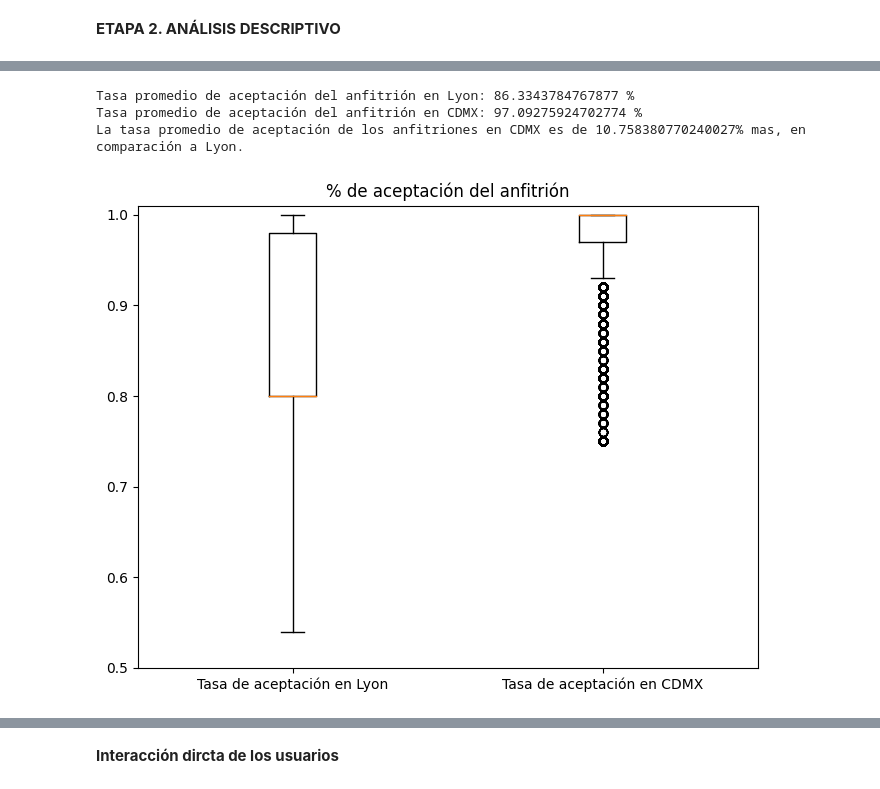
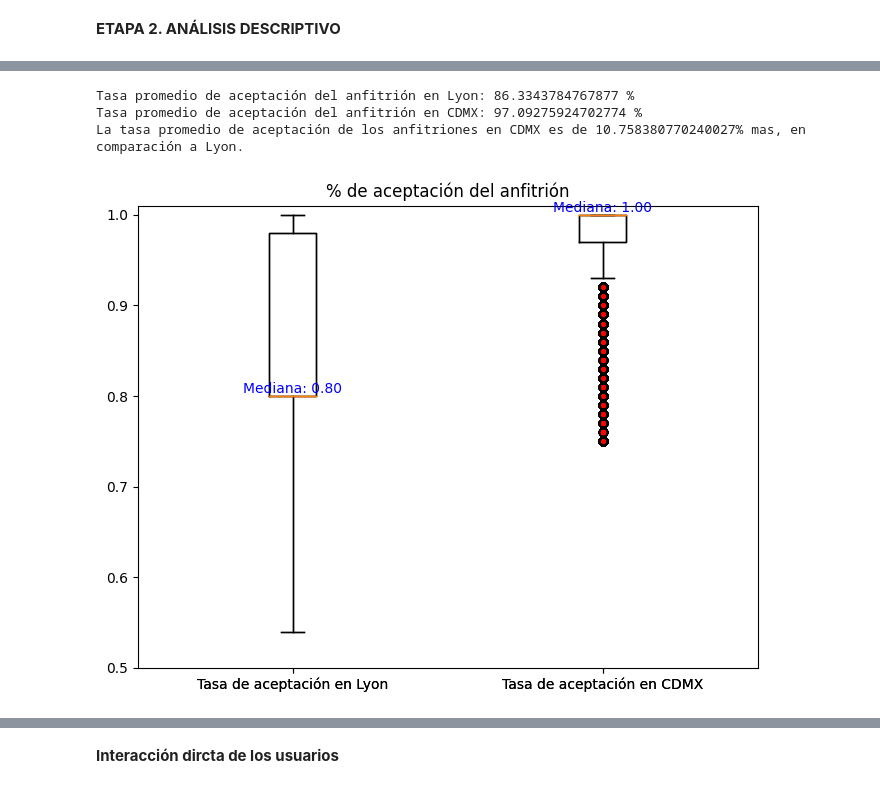
Before and after one commit to AlbertoMuro/Evidencia1, a Jupyter notebook: codigo.ipynb, the cells around one changed output, grey strips where cells are left out. Cells and saved outputs as stored; diff of their text form; code cells hidden in the pictures.

```diff
--- a/codigo.ipynb
+++ b/codigo.ipynb
@@ -517,6 +517,16 @@ accomadate = [lyon_limpio["accommodates"], cdmx_limpio["accommodates"]]
 labels = ['Personas esperadas Lyon', 'Personas esperadas CDMX']
 
 plt.figure(figsize=(8, 6))
+
+boxplot = plt.boxplot(accomadate, labels=labels, flierprops={'marker': 'o', 'markersize': 6, 'markerfacecolor': 'red'})
+
+# Agregar líneas o textos con los valores de mediana, mínimo y máximo si hay suficientes datos
+medians = [item.get_ydata()[0] for item in boxplot['medians']]
+
+
+for i in range(len(labels)):
+    plt.text(i + 1, medians[i], f'Mediana: {medians[i]:.2f}', ha='center', va='bottom', color='blue')
+
 plt.boxplot(accomadate, labels=labels)
 plt.ylim(0,8)
 plt.title('Comparación de hospedaje')
@@ -545,11 +555,21 @@ else:
     print("El promedio del precio por alojamiento es el mismo.")
 
 #Análisis visual
-data = [lyon_limpio["price"], cdmx_limpio["price"]]
+price = [lyon_limpio["price"], cdmx_limpio["price"]]
 labels = ['Precios ciudad de Lyon', 'Precios CDMX']
 
 plt.figure(figsize=(8, 6))
-plt.boxplot(data, labels=labels)
+
+boxplot = plt.boxplot(price, labels=labels, flierprops={'marker': 'o', 'markersize': 6, 'markerfacecolor': 'red'})
+
+# Agregar líneas o textos con los valores de mediana, mínimo y máximo si hay suficientes datos
+medians = [item.get_ydata()[0] for item in boxplot['medians']]
+
+
+for i in range(len(labels)):
+    plt.text(i + 1, medians[i], f'Mediana: {medians[i]:.2f}', ha='center', va='bottom', color='blue')
+
+plt.boxplot(price, labels=labels)
 plt.ylim(0,4000)
 plt.title('Comparación de precios')
 plt.ylabel('Valor monetario')
@@ -581,6 +601,16 @@ response = [lyon_limpio["host_response_rate"], cdmx_limpio["host_response_rate"]
 labels = ['Tasa de respuesta en Lyon', 'Tasa de respuesta en CDMX']
 
 plt.figure(figsize=(8, 6))
+
+boxplot = plt.boxplot(response, labels=labels, flierprops={'marker': 'o', 'markersize': 6, 'markerfacecolor': 'red'})
+
+# Agregar líneas o textos con los valores de mediana, mínimo y máximo si hay suficientes datos
+medians = [item.get_ydata()[0] for item in boxplot['medians']]
+
+
+for i in range(len(labels)):
+    plt.text(i + 1, medians[i], f'Mediana: {medians[i]:.2f}', ha='center', va='bottom', color='blue')
+
 plt.boxplot(response, labels=labels)
 plt.ylim(0.7,1.01)
 plt.title('% de respuesta del anfitrión')
@@ -595,34 +625,44 @@ La tasa promedio de respuesta de los anfitriones en CDMX es de 4.184002410862275
 #host acceptance rate
 acceptance_df1 = lyon_limpio['host_acceptance_rate'].mean()
 acceptance_df2 = cdmx_limpio['host_acceptance_rate'].mean()
 # Calcular la diferencia numérica entre las medias
 diferencia = 100*(abs(acceptance_df1 - acceptance_df2))
 
 print(f"Tasa promedio de aceptación del anfitrión en Lyon: {acceptance_df1*100} %")
 print(f"Tasa promedio de aceptación del anfitrión en CDMX: {acceptance_df2*100} %")
 
 if acceptance_df1 > acceptance_df2:
     print(f"La tasa promedio de aceptación de los anfitriones en Lyon es de {diferencia}% mas, en comparación a CDMX.")
 elif acceptance_df1 < acceptance_df2:
     print(f"La tasa promedio de aceptación de los anfitriones en CDMX es de {diferencia}% mas, en comparación a Lyon.")
 else:
     print("La tasa promedio de aceptación es similar en ambas ciudades.")
 
 #Análisis visual
 acceptance = [lyon_limpio["host_acceptance_rate"], cdmx_limpio["host_acceptance_rate"]]
 labels = ['Tasa de aceptación en Lyon', 'Tasa de aceptación en CDMX']
 
 plt.figure(figsize=(8, 6))
+
+boxplot = plt.boxplot(acceptance, labels=labels, flierprops={'marker': 'o', 'markersize': 6, 'markerfacecolor': 'red'})
+
+# Agregar líneas o textos con los valores de mediana, mínimo y máximo si hay suficientes datos
+medians = [item.get_ydata()[0] for item in boxplot['medians']]
+
+
+for i in range(len(labels)):
+    plt.text(i + 1, medians[i], f'Mediana: {medians[i]:.2f}', ha='center', va='bottom', color='blue')
+
 plt.boxplot(acceptance, labels=labels)
 plt.ylim(0.5,1.01)
 plt.title('% de aceptación del anfitrión')
 plt.ylabel('')
 plt.show()
 # %% [output]
 Tasa promedio de aceptación del anfitrión en Lyon: 86.3343784767877 %
 Tasa promedio de aceptación del anfitrión en CDMX: 97.09275924702774 %
 La tasa promedio de aceptación de los anfitriones en CDMX es de 10.758380770240027% mas, en comparación a Lyon.
-[figure, old version]
+[figure, new version]
 # %%
 #bedrooms
 bedrooms_df1 = lyon_limpio['bedrooms'].mean()
```
Also changed, not shown: parts of 11 cells of this notebook.
